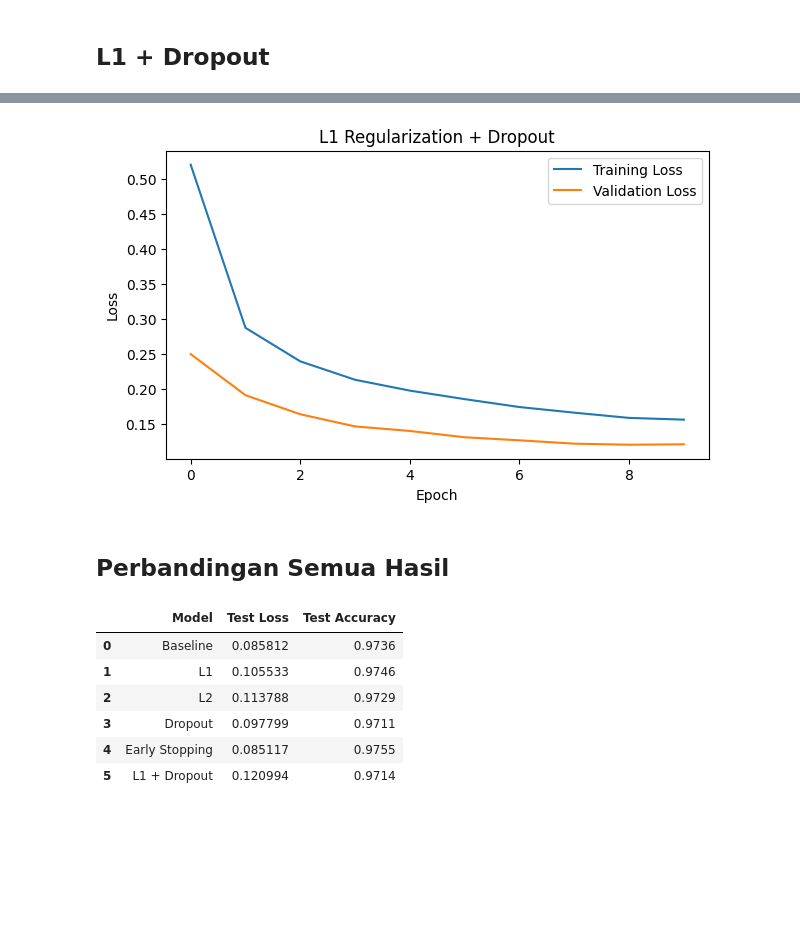
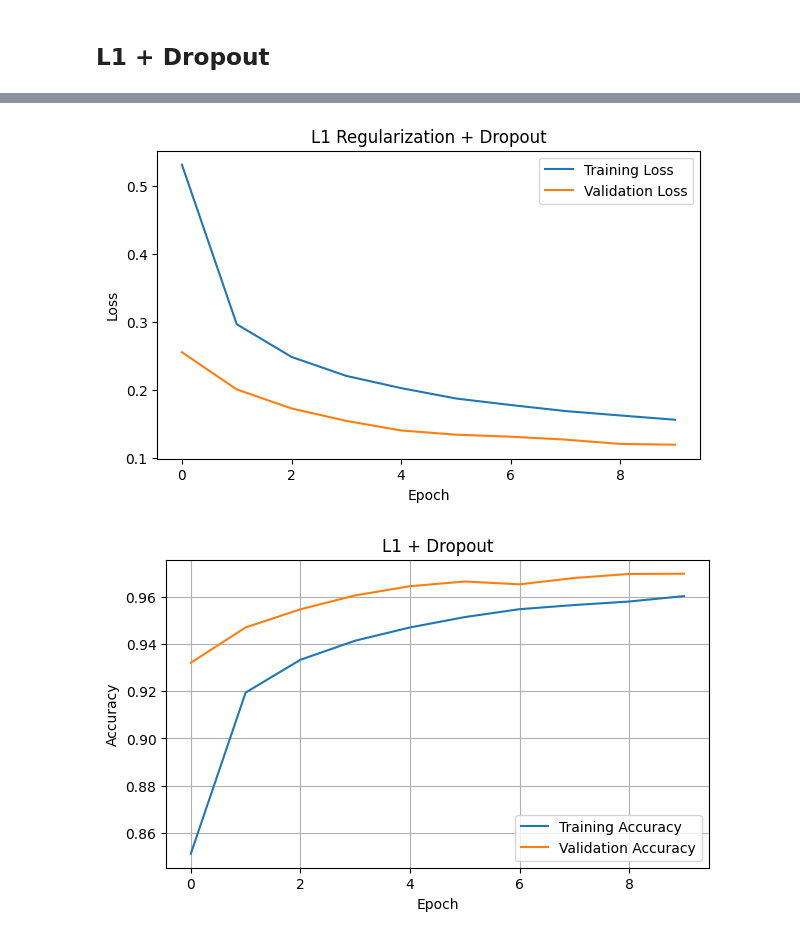
Before and after one commit to Gigvo/assignment-2-deep-learning, a Jupyter notebook: Assignment2.ipynb, the cells around one changed output, grey strips where cells are left out. Cells and saved outputs as stored; diff of their text form; code cells hidden in the pictures; blank space fills up the shorter version.

```diff
--- a/Assignment2.ipynb
+++ b/Assignment2.ipynb
@@ -48,3 +51,17 @@ def plot_loss(history, title):
     plt.ylabel("Loss")
     plt.legend()
     plt.show()
+
+def plot_accuracy(history, title):
+    plt.figure(figsize=(7, 4))
+
+    plt.plot(history.history['accuracy'], label='Training Accuracy')
+    plt.plot(history.history['val_accuracy'], label='Validation Accuracy')
+
+    plt.title(title)
+    plt.xlabel('Epoch')
+    plt.ylabel('Accuracy')
+    plt.legend()
+    plt.grid(True)
+
+    plt.show()
@@ -438,14 +495,18 @@ history_l1_dropout = model_l1_dropout.fit(
     validation_data=(X_test, y_test)
 )
 
-loss_l1_dropout, acc_l1_dropout = model_l1_dropout.evaluate(
-    X_test,
-    y_test
-)
+train_loss_l1_dropout = history_l1_dropout.history['loss'][-1]
+train_acc_l1_dropout = history_l1_dropout.history['accuracy'][-1]
 
-print("L1 + Dropout Test Loss: ", loss_l1_dropout)
-print("L1 + Dropout Tess Accuracy: ", acc_l1_dropout)
+val_loss_l1_dropout = history_l1_dropout.history['val_loss'][-1]
+val_acc_l1_dropout = history_l1_dropout.history['val_accuracy'][-1]
+
+print(f"L1 + Dropout Training Loss       : {train_loss_l1_dropout:.4f}")
+print(f"L1 + Dropout Training Accuracy   : {train_acc_l1_dropout:.4f}")
+print(f"L1 + Dropout Validation Loss     : {val_loss_l1_dropout:.4f}")
+print(f"L1 + Dropout Validation Accuracy : {val_acc_l1_dropout:.4f}")
 
 plot_loss(history_l1_dropout, "L1 Regularization + Dropout")
+plot_accuracy(history_l1_dropout, 'L1 + Dropout')
 # %% [output]
 Epoch 1/10
@@ -468,45 +529,2 @@ L1 + Dropout Tess Accuracy:  0.9714000225067139
-[figure, old version]
+[figure, new version]
+[figure, added]
-# %% [markdown]
-## Perbandingan Semua Hasil
-# %%
-results = {
-    "Model": [
-        "Baseline",
-        "L1",
-        "L2",
-        "Dropout",
-        "Early Stopping",
-        "L1 + Dropout"
-    ],
-
-    "Test Loss": [
-        loss_base,
-        loss_l1,
-        loss_l2,
-        loss_dropout,
-        loss_early,
-        loss_l1_dropout
-    ],
-
-    "Test Accuracy": [
-        acc_base,
-        acc_l1,
-        acc_l2,
-        acc_dropout,
-        acc_early,
-        acc_l1_dropout
-    ]
-}
-
-import pandas as pd
-
-df_results = pd.DataFrame(results)
-df_results
-# %% [output]
-|  | Model | Test Loss | Test Accuracy |
-| 0 | Baseline | 0.085812 | 0.9736 |
-| 1 | L1 | 0.105533 | 0.9746 |
-| 2 | L2 | 0.113788 | 0.9729 |
-| 3 | Dropout | 0.097799 | 0.9711 |
-| 4 | Early Stopping | 0.085117 | 0.9755 |
-| 5 | L1 + Dropout | 0.120994 | 0.9714 |
```
Also changed, not shown: parts of 20 cells of this notebook, 1 other file.
